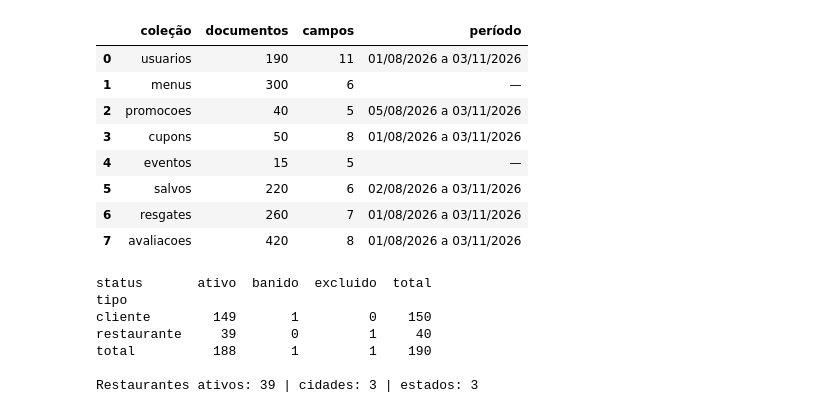
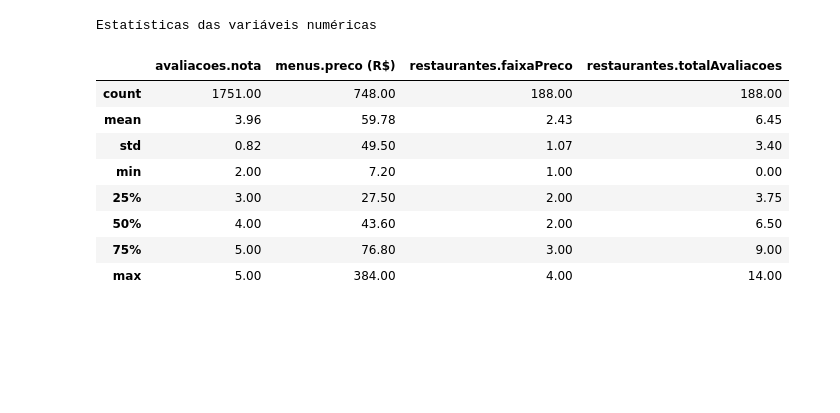
Before and after one commit to gabriellandimdonadel/aprendizado-maquina-udf, a Jupyter notebook: notebooks/gastromatch-fase2-entendimento-dados.ipynb, the cells around one changed output. Drawn from its saved outputs; the diff is of its cells as text; code cells hidden in the pictures; blank space fills up the shorter version.

```diff
--- a/notebooks/gastromatch-fase2-entendimento-dados.ipynb
+++ b/notebooks/gastromatch-fase2-entendimento-dados.ipynb
@@ -167,18 +82,16 @@ O sistema final já guarda CPF/CNPJ numa subcoleção privada, que este notebook
 # %%
-PESSOAIS = ["nome", "email", "cpf", "cnpj", "telefone", "whatsapp", "nomeResponsavel", "endereco",
-            "usuarioEmail", "usuarioNome", "nomeExibicao", "lat", "lng"]
-removidos = {}
-for c, df in dfs.items():
-    presentes = [col for col in PESSOAIS if col in df.columns]
-    removidos[c] = presentes
-    dfs[c] = df.drop(columns=presentes)
+r, a, m = dfs["restaurantes"], dfs["avaliacoes"], dfs["menus"]
+k, s, u = dfs["cupons"], dfs["resgates"], dfs["usuarios"]
+for df, cols in [(r, ["criadoEm"]), (a, ["criadoEm", "atualizadoEm"]), (m, ["criadoEm"]), (k, ["criadoEm"]), (s, ["criadoEm", "usadoEm"]), (u, ["criadoEm"])]:
+    for c in cols:
+        df[c] = pd.to_datetime(df[c], errors="coerce", utc=True)
+lista = lambda x: x.split("|") if isinstance(x, str) and x else []
+r["vibes_l"] = r["vibes"].map(lista)
+r["ocasioes_l"] = r["ocasioes"].map(lista)
 
-pseudo = lambda x: hashlib.sha256(str(x).encode()).hexdigest()[:10] if pd.notna(x) else x
-u = dfs["usuarios"]
-u.loc[u["tipo"] == "cliente", "id"] = u.loc[u["tipo"] == "cliente", "id"].map(pseudo)
-for c in ["salvos", "resgates", "avaliacoes"]:
-    if "usuarioId" in dfs[c].columns:
-        dfs[c]["usuarioId"] = dfs[c]["usuarioId"].map(pseudo)
-
-pd.DataFrame({"coleção": removidos.keys(), "campos pessoais removidos": [", ".join(v) or "—" for v in removidos.values()]})
+print(u.groupby(["tipo", "status"]).size().rename("contas").to_string())
+print(f"\nRestaurantes: {len(r)} em {r['cidade'].nunique()} cidades de {r['estado'].nunique()} estados")
+print(f"Avaliações: {len(a)} ({(a['alvo']=='restaurante').sum()} de restaurante, {(a['alvo']=='prato').sum()} de prato)"
+      f" de {a['criadoEm'].min():%d/%m/%Y} a {a['criadoEm'].max():%d/%m/%Y}")
+print(f"Pratos: {len(m)} | cupons: {len(k)} | resgates: {len(s)}")
 # %% [output]
@@ -196,33 +136,15 @@ pd.DataFrame({"coleção": removidos.keys(), "campos pessoais removidos": [", ".
 # %%
-def periodo(df):
-    for col in ["criadoEm", "dataResgate"]:
-        if col in df.columns:
-            s = pd.to_datetime(df[col], errors="coerce", utc=True).dropna()
-            if len(s): return f"{s.min():%d/%m/%Y} a {s.max():%d/%m/%Y}"
-    return "—"
-
-pd.DataFrame([{"coleção": c, "documentos": len(df), "campos": df.shape[1], "período": periodo(df)} for c, df in dfs.items()])
+print("Estatísticas das variáveis numéricas")
+pd.concat({"avaliacoes.nota": a["nota"].describe(), "menus.preco (R$)": m["preco"].describe(),
+           "restaurantes.faixaPreco": r["faixaPreco"].describe(), "restaurantes.totalAvaliacoes": r["totalAvaliacoes"].describe()}, axis=1).round(2)
 # %% [output]
+Estatísticas das variáveis numéricas
-|  | coleção | documentos | campos | período |
-| 0 | usuarios | 190 | 11 | 01/08/2026 a 03/11/2026 |
-| 1 | menus | 300 | 6 | — |
-| 2 | promocoes | 40 | 5 | 05/08/2026 a 03/11/2026 |
-| 3 | cupons | 50 | 8 | 01/08/2026 a 03/11/2026 |
-| 4 | eventos | 15 | 5 | — |
-| 5 | salvos | 220 | 6 | 02/08/2026 a 03/11/2026 |
-| 6 | resgates | 260 | 7 | 01/08/2026 a 03/11/2026 |
-| 7 | avaliacoes | 420 | 8 | 01/08/2026 a 03/11/2026 |
+|  | avaliacoes.nota | menus.preco (R$) | restaurantes.faixaPreco | restaurantes.totalAvaliacoes |
+| count | 1751.00 | 748.00 | 188.00 | 188.00 |
+| mean | 3.96 | 59.78 | 2.43 | 6.45 |
+| std | 0.82 | 49.50 | 1.07 | 3.40 |
+| min | 2.00 | 7.20 | 1.00 | 0.00 |
+| 25% | 3.00 | 27.50 | 2.00 | 3.75 |
+| 50% | 4.00 | 43.60 | 2.00 | 6.50 |
+| 75% | 5.00 | 76.80 | 3.00 | 9.00 |
+| max | 5.00 | 384.00 | 4.00 | 14.00 |
-# %%
-print(pd.crosstab(u["tipo"], u["status"], margins=True, margins_name="total"))
-rest = u[(u["tipo"] == "restaurante") & (u["status"] == "ativo")].copy()
-rest["vibes"] = rest.get("vibes", pd.Series(index=rest.index, dtype=object))
-rest["vibes"] = rest["vibes"].apply(lambda v: v if isinstance(v, list) else [])
-print(f"\nRestaurantes ativos: {len(rest)} | cidades: {rest['cidade'].nunique()} | estados: {rest['estado'].nunique()}")
-# %% [output]
-status       ativo  banido  excluido  total
-tipo
-cliente        149       1         0    150
-restaurante     39       0         1     40
-total          188       1         1    190
-
-Restaurantes ativos: 39 | cidades: 3 | estados: 3
```
Also changed, not shown: parts of 29 cells of this notebook, 17 other files.
